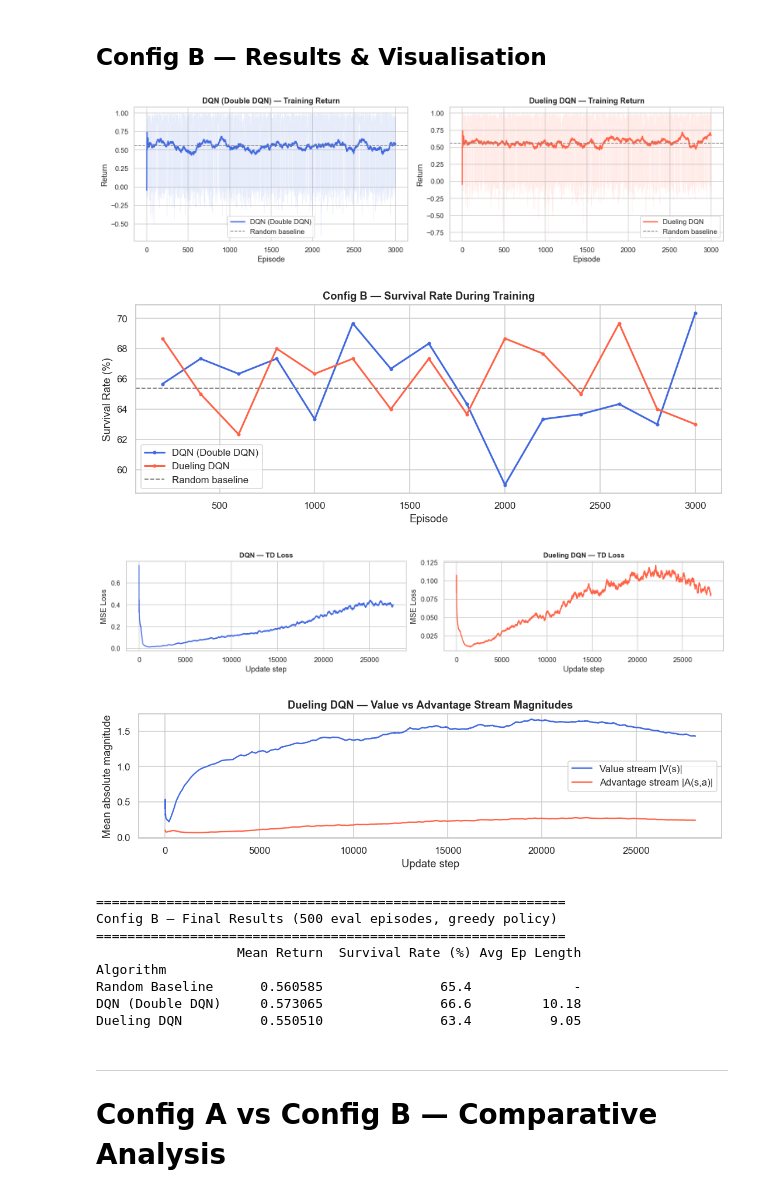
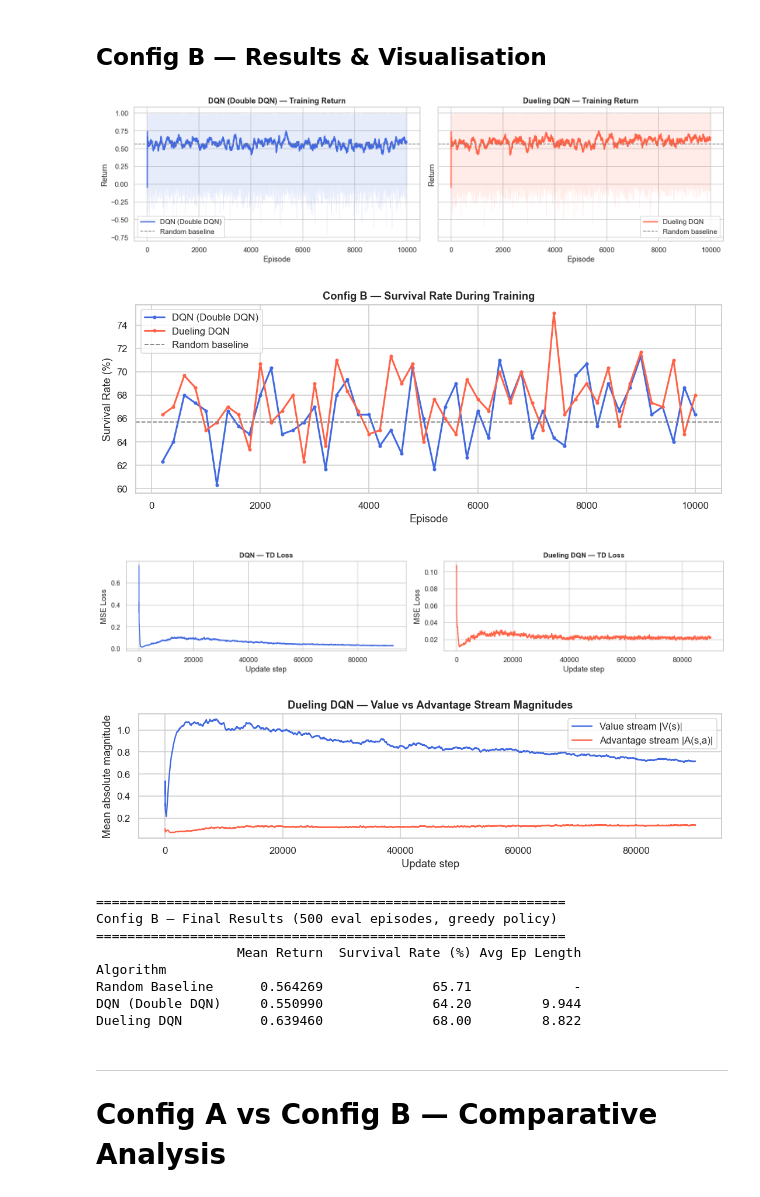
Before and after one commit to tomasgoncalves1/Master_2526_ReinforcementLearning, a Jupyter notebook: new_notebook.ipynb, the cells around one changed output. Drawn from its saved outputs; the diff is of its cells as text; code cells hidden in the pictures.

```diff
--- a/new_notebook.ipynb
+++ b/new_notebook.ipynb
@@ -671,7 +675,7 @@ class QNetwork(nn.Module):
 
 # 3 MINUTE RUN
 def train_dqn(
-    n_episodes=3_000, gamma=GAMMA, lr=5e-4,
+    n_episodes=10_000, gamma=GAMMA, lr=5e-4,
     batch_size=64, buffer_cap=50_000, target_update=200,
     eps_start=1.0, eps_end=0.05, eps_decay=0.995,
     warmup_steps=1000, eval_every=200, seed=SEED,
@@ -824,7 +828,7 @@ class DuelingQNetwork(nn.Module):
 
 # 5 MINUTE RUN
 def train_dueling_dqn(
-    n_episodes=3_000, gamma=GAMMA, lr=5e-4,
+    n_episodes=10_000, gamma=GAMMA, lr=5e-4,
     batch_size=64, buffer_cap=50_000, target_update=200,
     eps_start=1.0, eps_end=0.05, eps_decay=0.995,
     warmup_steps=1000, eval_every=200, seed=SEED,
@@ -941,7 +945,7 @@ Dueling DQN FINAL | return=0.5505 | survival=63.4% | ep_len=9.1
 ## Config B — Results & Visualisation
 # %%
 # ── 1. Training reward curves ─────────────────────────────────────────────────
-fig, axes = plt.subplots(1, 2, figsize=(14, 4))
+fig, axes = plt.subplots(1, 2, figsize=(14, 4), sharey=True)
 for ax, ret, label, c in zip(axes,
     [dqn_train_ret, duel_train_ret],
     ['DQN (Double DQN)', 'Dueling DQN'],
@@ -984,45 +988,45 @@ axes[1].set_xlabel('Update step'); axes[1].set_ylabel('MSE Loss')
 plt.tight_layout()
 plt.savefig(f'{PLOTS_DIR}/B_loss_curves.png', bbox_inches='tight')
 plt.show()
 
 # ── 4. Dueling DQN stream magnitudes ─────────────────────────────────────────
 fig, ax = plt.subplots(figsize=(10, 3))
 ax.plot(smooth(val_log, 200), color='royalblue', lw=1.5, label='Value stream |V(s)|')
 ax.plot(smooth(adv_log, 200), color='tomato',    lw=1.5, label='Advantage stream |A(s,a)|')
 ax.set_title('Dueling DQN — Value vs Advantage Stream Magnitudes',
              fontsize=12, fontweight='bold')
 ax.set_xlabel('Update step'); ax.set_ylabel('Mean absolute magnitude'); ax.legend()
 plt.tight_layout()
 plt.savefig(f'{PLOTS_DIR}/B_dueling_streams.png', bbox_inches='tight')
 plt.show()
 
 # ── 5. Results table ──────────────────────────────────────────────────────────
 results_B = pd.DataFrame([
     {'Algorithm': 'Random Baseline', 'Mean Return': RAND_B_RETURN,
      'Survival Rate (%)': RAND_B_SURVIVAL, 'Avg Ep Length': '-'},
     {'Algorithm': 'DQN (Double DQN)', 'Mean Return': dqn_mean,
      'Survival Rate (%)': dqn_surv,  'Avg Ep Length': dqn_len},
     {'Algorithm': 'Dueling DQN',      'Mean Return': duel_mean,
      'Survival Rate (%)': duel_surv, 'Avg Ep Length': duel_len},
 ]).set_index('Algorithm')
 
 print('=' * 60)
 print('Config B — Final Results (500 eval episodes, greedy policy)')
 print('=' * 60)
 print(results_B.to_string())
 # %% [output]
-[figure, old version]
+[figure, new version]
-[figure, old version]
+[figure, new version]
-[figure, old version]
+[figure, new version]
-[figure, old version]
+[figure, new version]
 ============================================================
 Config B — Final Results (500 eval episodes, greedy policy)
 ============================================================
                   Mean Return  Survival Rate (%) Avg Ep Length
 Algorithm
-Random Baseline      0.560585               65.4             -
-DQN (Double DQN)     0.573065               66.6         10.18
-Dueling DQN          0.550510               63.4          9.05
+Random Baseline      0.564269              65.71             -
+DQN (Double DQN)     0.550990              64.20         9.944
+Dueling DQN          0.639460              68.00         8.822
 # %% [markdown]
 ---
 # Config A vs Config B — Comparative Analysis
```
Also changed, not shown: parts of 11 cells of this notebook, 9 other files.
